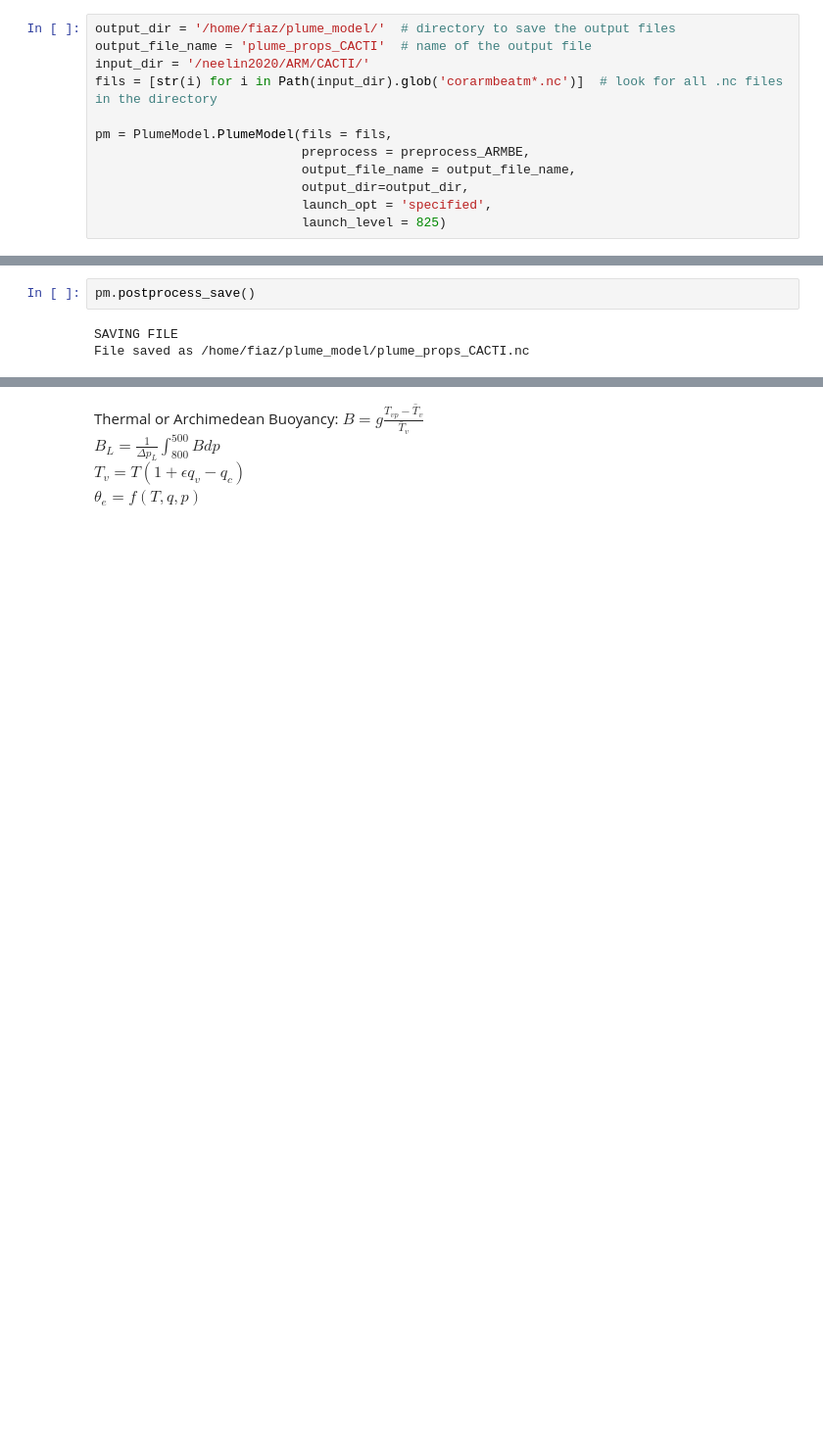
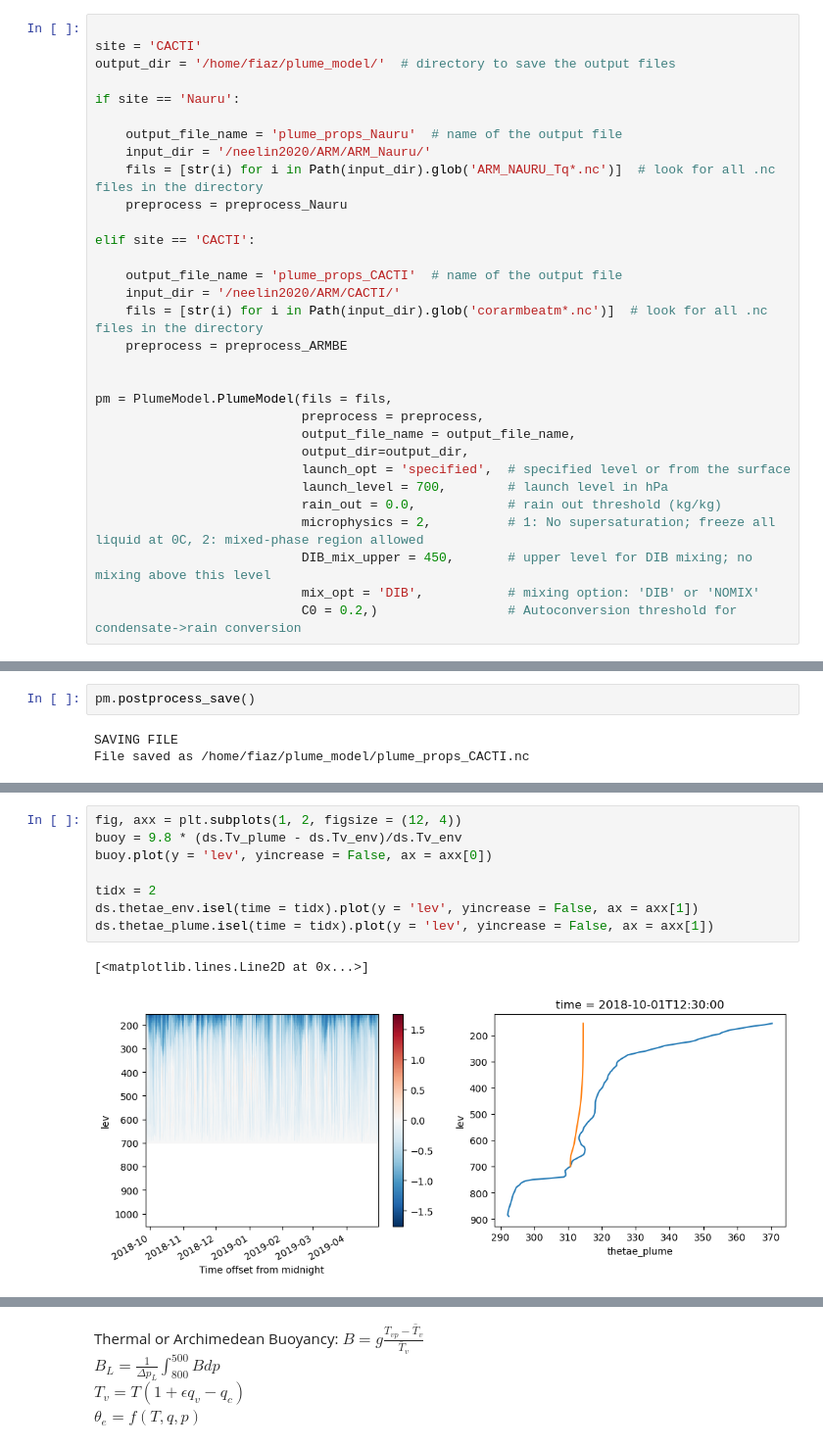
Before and after one commit to climate-systems/plume_model, a Jupyter notebook: run_plume_model.ipynb, the cells around one changed output, grey strips where cells are left out. Shown at 98% size. Cells and saved outputs as stored; diff of their text form; blank space fills up the shorter version.

```diff
--- a/run_plume_model.ipynb
+++ b/run_plume_model.ipynb
@@ -7,17 +13,36 @@ import time
 import matplotlib.pyplot as plt
 from pathlib import Path
 # %%
+
+site = 'CACTI'
 output_dir = '/home/fiaz/plume_model/'  # directory to save the output files
-output_file_name = 'plume_props_CACTI'  # name of the output file
-input_dir = '/neelin2020/ARM/CACTI/'
-fils = [str(i) for i in Path(input_dir).glob('corarmbeatm*.nc')]  # look for all .nc files in the directory
+
+if site == 'Nauru':
+
+    output_file_name = 'plume_props_Nauru'  # name of the output file
+    input_dir = '/neelin2020/ARM/ARM_Nauru/'
+    fils = [str(i) for i in Path(input_dir).glob('ARM_NAURU_Tq*.nc')]  # look for all .nc files in the directory
+    preprocess = preprocess_Nauru
+
+elif site == 'CACTI':
+
+    output_file_name = 'plume_props_CACTI'  # name of the output file
+    input_dir = '/neelin2020/ARM/CACTI/'
+    fils = [str(i) for i in Path(input_dir).glob('corarmbeatm*.nc')]  # look for all .nc files in the directory
+    preprocess = preprocess_ARMBE
+
 
 pm = PlumeModel.PlumeModel(fils = fils,
-                           preprocess = preprocess_ARMBE,
+                           preprocess = preprocess,
                            output_file_name = output_file_name,
                            output_dir=output_dir,
-                           launch_opt = 'specified',
-                           launch_level = 825)
+                           launch_opt = 'specified',  # specified level or from the surface
+                           launch_level = 700,        # launch level in hPa
+                           rain_out = 0.0,            # rain out threshold (kg/kg)
+                           microphysics = 2,          # 1: No supersaturation; freeze all liquid at 0C, 2: mixed-phase region allowed
+                           DIB_mix_upper = 450,       # upper level for DIB mixing; no mixing above this level
+                           mix_opt = 'DIB',           # mixing option: 'DIB' or 'NOMIX'
+                           C0 = 0.2,)                 # Autoconversion threshold for condensate->rain conversion
 # %%
 pm.preprocess_data()
 pm.mixing_coefficients()
@@ -38 +69,12 @@ File saved as /home/fiaz/plume_model/plume_props_CACTI.nc
+# %%
+fig, axx = plt.subplots(1, 2, figsize = (12, 4))
+buoy = 9.8 * (ds.Tv_plume - ds.Tv_env)/ds.Tv_env
+buoy.plot(y = 'lev', yincrease = False, ax = axx[0])
+
+tidx = 2
+ds.thetae_env.isel(time = tidx).plot(y = 'lev', yincrease = False, ax = axx[1])
+ds.thetae_plume.isel(time = tidx).plot(y = 'lev', yincrease = False, ax = axx[1])
+# %% [output]
+[<matplotlib.lines.Line2D at 0x...>]
+[figure, added]
 # %%
```
Also changed, not shown: parts of 21 cells of this notebook, 3 other files.
